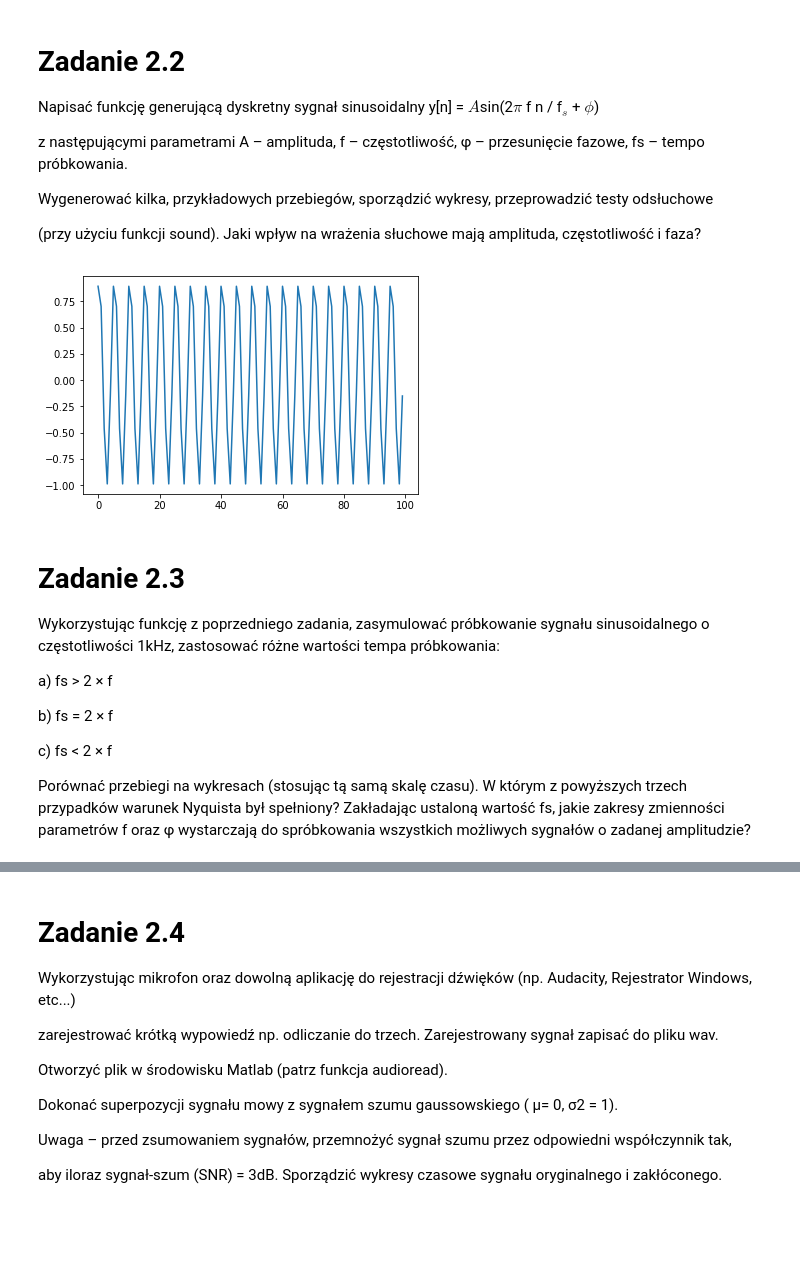
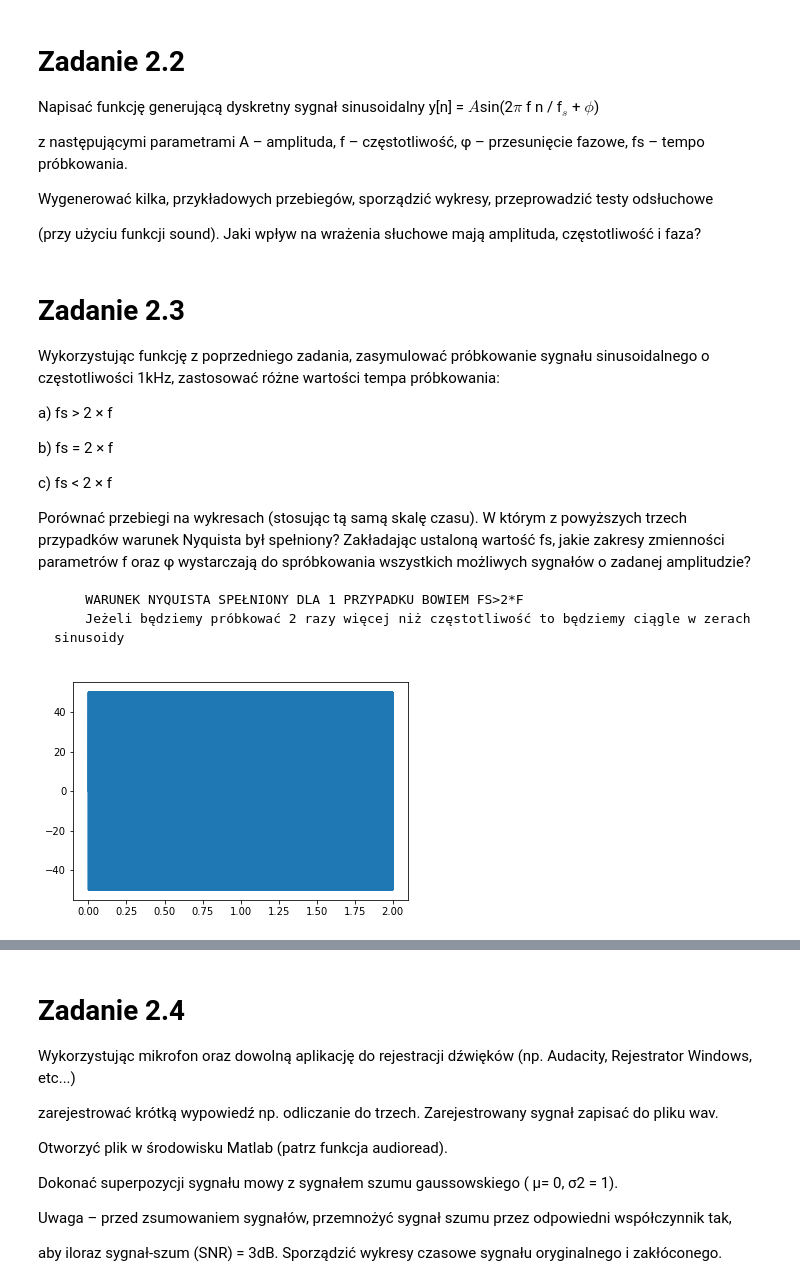
Before and after one commit to WojciechMojsiejuk/PB_INF_SEM_3, a Jupyter notebook: PrzetwarzanieSygnalow/Ćwiczenie2.ipynb, the cells around one changed output, grey strips where cells are left out. Saved outputs shown, nothing was run; the diff lists cells and outputs as text; code cells hidden in the pictures; blank space fills up the shorter version.

```diff
--- a/PrzetwarzanieSygnalow/Ćwiczenie2.ipynb
+++ b/PrzetwarzanieSygnalow/Ćwiczenie2.ipynb
@@ -95,26 +95,25 @@ import numpy as np
 from scipy import signal
 import pyaudio
 
-def SinusoidalSignal(time,frequency,amplitude,phase):
+def SinusoidalSignal(time,frequency,amplitude,phase,sampling):
     duration = time   # in seconds, may be float
     f = frequency     # sine frequency, Hz, may be float
     A = amplitude     # amplitude
     fi = phase        # phase shift
+    fs = sampling     # sampling rate
     # generate samples, note conversion to float32 array
     #+fi%*np.pi/180
     return A*(np.sin(2*np.pi*np.arange(fs*duration)*f/fs)+(fi*np.pi/180))
 
 
-
-p.terminate()
 if __name__=="__main__":
     p = pyaudio.PyAudio()
     volume = 0.5     # range [0.0, 1.0]
     fs = 44100       # sampling rate, Hz, must be integer
-    samples1 = SinusoidalSignal(3.0,444.0,50,0).astype(np.float32)
-    samples2 = SinusoidalSignal(3.0,444.0,50,180).astype(np.float32)
-    samples3 = SinusoidalSignal(3.0,444.0,500,0).astype(np.float32)
-    samples4 = SinusoidalSignal(3.0,888.0,50,0).astype(np.float32)
+    samples1 = SinusoidalSignal(3.0,444.0,50,0,fs).astype(np.float32)
+    samples2 = SinusoidalSignal(3.0,444.0,50,180,fs).astype(np.float32)#zmienia sinusa na cosinusa
+    samples3 = SinusoidalSignal(3.0,444.0,1000,0,fs).astype(np.float32)#zmienia głośność
+    samples4 = SinusoidalSignal(3.0,888.0,50,0,fs).astype(np.float32) #zmienia barwe
 
     # for paFloat32 sample values must be in range [-1.0, 1.0]
     stream = p.open(format=pyaudio.paFloat32,channels=1,rate=fs,output=True)
@@ -135,18 +134,6 @@ if __name__=="__main__":
     stream.stop_stream()
     stream.close()
     p.terminate()
-# %%
-def sygnal (ampl, fr, pf, tp):
-    n=np.arange(-1,1,1/((1/2)*tp))
-    y=ampl*np.sin(2*np.pi*fr*n+pf)
-    return y
-
-
-z=sygnal(1,440,90,100)
-plt.plot(z)
-plt.show()
-# %% [output]
-[figure, removed]
 # %% [markdown]
 # Zadanie 2.3
 Wykorzystując funkcję z poprzedniego zadania, zasymulować próbkowanie sygnału sinusoidalnego o częstotliwości 1kHz,
@@ -160,3 +147,6 @@ c) fs < 2 × f
 
 Porównać przebiegi na wykresach (stosując tą samą skalę czasu). W którym z powyższych trzech przypadków warunek Nyquista był spełniony?
 Zakładając ustaloną wartość fs, jakie zakresy zmienności parametrów f oraz φ wystarczają do spróbkowania wszystkich możliwych sygnałów o zadanej amplitudzie?
+
+        WARUNEK NYQUISTA SPEŁNIONY DLA 1 PRZYPADKU BOWIEM FS>2*F
+        Jeżeli będziemy próbkować 2 razy więcej niż częstotliwość to będziemy ciągle w zerach sinusoidy
@@ -188,0 +153,37 @@ p.terminate()
+# %%
+import matplotlib.pyplot as plt
+import numpy as np
+from scipy import signal
+import pyaudio
+
+def SinusoidalSignal(time,frequency,amplitude,phase,sampling):
+    duration = time   # in seconds, may be float
+    f = frequency     # sine frequency, Hz, may be float
+    A = amplitude     # amplitude
+    fi = phase        # phase shift
+    fs = sampling     # sampling rate
+    # generate samples, note conversion to float32 array
+    #+fi%*np.pi/180
+    return A*(np.sin(2*np.pi*np.arange(fs*duration)*f/fs)+(fi*np.pi/180))
+
+if __name__=="__main__":
+    p = pyaudio.PyAudio()
+    volume = 0.5     # range [0.0, 1.0]
+    f=1000
+    # sampling rate, Hz, must be integer
+    fs1 = 44100
+    samples1 = SinusoidalSignal(2.0,f,50,0,fs1).astype(np.float32)
+
+    #wykres pierwszej funkcji
+    y1=SinusoidalSignal(2.0,f,50,0,fs1)
+    t1=np.arange(0,2.0,1/fs1)
+    plt.plot(t1,y1)
+    plt.show()
+
+    #odsluch pierwszej funkcji
+    stream = p.open(format=pyaudio.paFloat32,channels=1,rate=fs1,output=True)
+    stream.write(volume*samples1)
+    stream.stop_stream()
+    stream.close()
+# %% [output]
+[figure, added]
```
Also changed, not shown: parts of 5 cells of this notebook, 2 other files.
